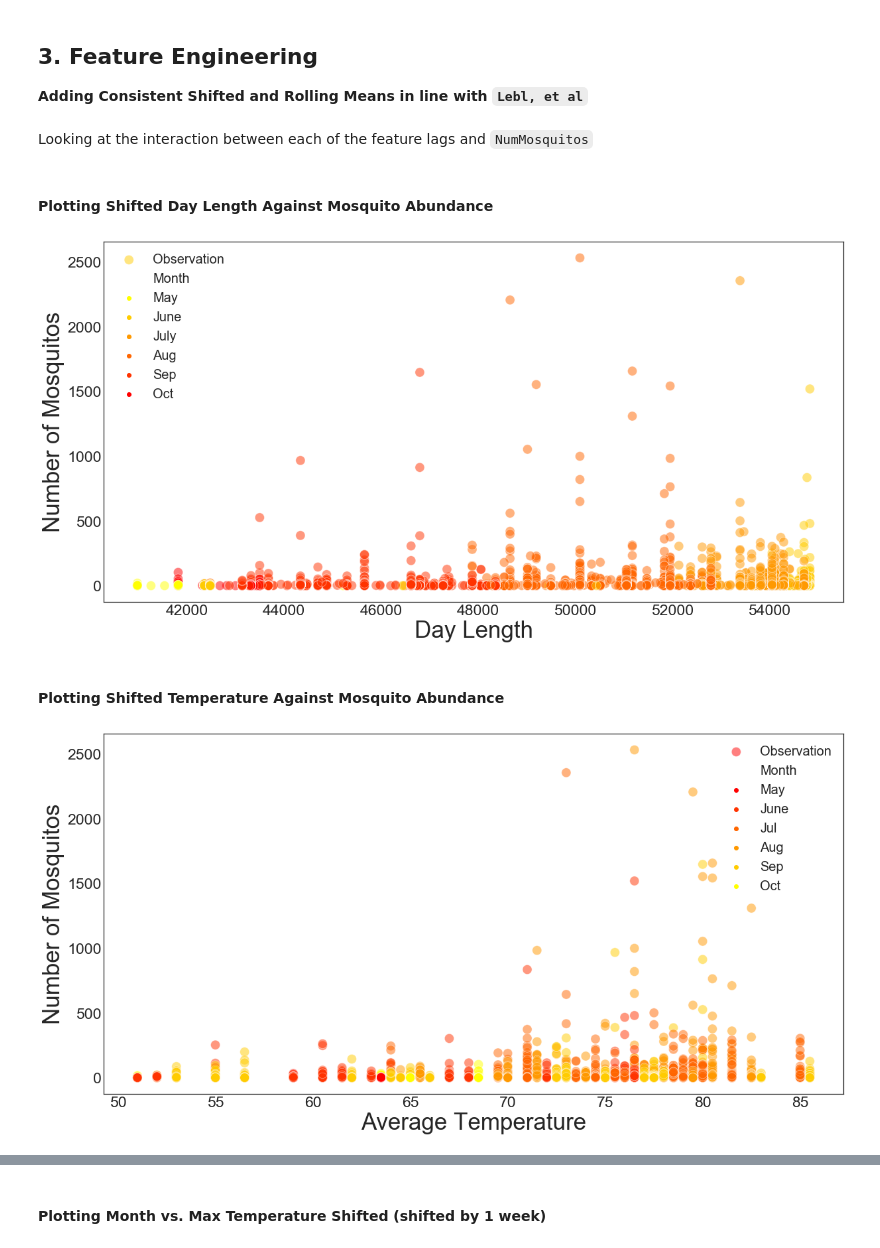
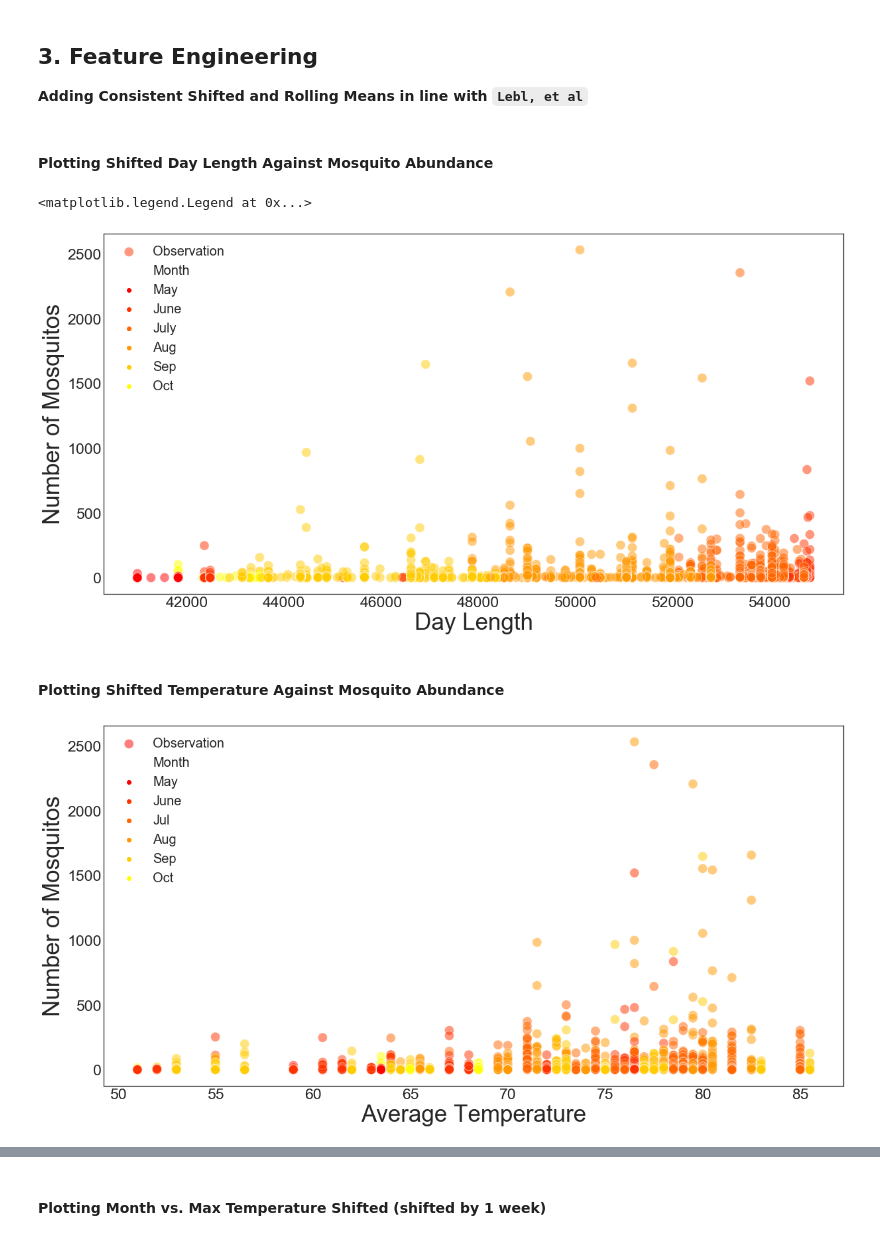
Before and after one commit to camarenad/wnv_prevention, a Jupyter notebook: jj/nb_suggested_order/02_EDA.ipynb, the cells around one changed output, grey strips where cells are left out. Saved outputs shown, nothing was run; the diff lists cells and outputs as text; code cells hidden in the pictures.

```diff
--- a/jj/nb_suggested_order/02_EDA.ipynb
+++ b/jj/nb_suggested_order/02_EDA.ipynb
@@ -232,31 +236,44 @@ df.loc[0:20, 'ResultDir_shift'] = df.loc[21, 'ResultDir_shift']
 
 df['WetBulb_shift'] = df['WetBulb'].rolling(3).mean().shift(14)
 df.loc[0:15, 'WetBulb_shift'] = df.loc[16 , 'WetBulb_shift']
-# %% [markdown]
-Looking at the interaction between each of the feature lags and `NumMosquitos`
 # %% [markdown]
 #### Plotting Shifted Day Length Against Mosquito Abundance
 # %%
 plt.figure(figsize=(20,10))
-sns.scatterplot(df['Day_length'].rolling(3).mean().shift(28), df['NumMosquitos'], hue=df['Month'], marker='.', palette='autumn_r', s=800, legend="full",
+sns.scatterplot(df['Day_length'].rolling(3).mean().shift(28),
+                df['NumMosquitos'],
+                hue=df['Month'],
+                marker='.',
+                palette='autumn',
+                s=800,
+                legend="full",
                alpha=.5)
 plt.xlabel('Day Length', size=35)
 plt.xticks(size=23)
 plt.ylabel('Number of Mosquitos', size=35)
 plt.yticks(size=23)
-plt.legend(labels=['Observation', 'Month', 'May', 'June', 'July', 'Aug', 'Sep', 'Oct'], fontsize=20);
+plt.legend(labels=['Observation', 'Month', 'May', 'June', 'July', 'Aug', 'Sep', 'Oct'], fontsize=20)
+# plt.savefig('../../images/shifted_daylength.png');
 # %% [output]
+<matplotlib.legend.Legend at 0x...>
-[figure, old version]
+[figure, new version]
 # %% [markdown]
 #### Plotting Shifted Temperature Against Mosquito Abundance
 # %%
 plt.figure(figsize=(20,10))
-sns.scatterplot(df['Tavg'].rolling(1).mean().shift(7).dropna(), df['NumMosquitos'].drop(df['NumMosquitos'].index[:7]),
-            alpha = .5, hue=df['Month'], marker='.', s=800 ,palette='autumn', legend='full');
+sns.scatterplot(df['Tavg'].rolling(1).mean().shift(7),
+                df['NumMosquitos'],
+                alpha = .5,
+                hue=df['Month'],
+                marker='.',
+                s=800 ,
+                palette='autumn',
+                legend='full');
 plt.xlabel('Average Temperature', size=35)
 plt.xticks(size=23)
 plt.ylabel('Number of Mosquitos', size=35)
 plt.yticks(size=23)
 plt.legend(labels=['Observation','Month','May', 'June', 'Jul', 'Aug', 'Sep', 'Oct'], fontsize=20);
+# plt.savefig('../../images/shifted_tavg.png')
 # %% [output]
-[figure, old version]
+[figure, new version]
```
Also changed, not shown: parts of 11 cells of this notebook, 10 other files.
